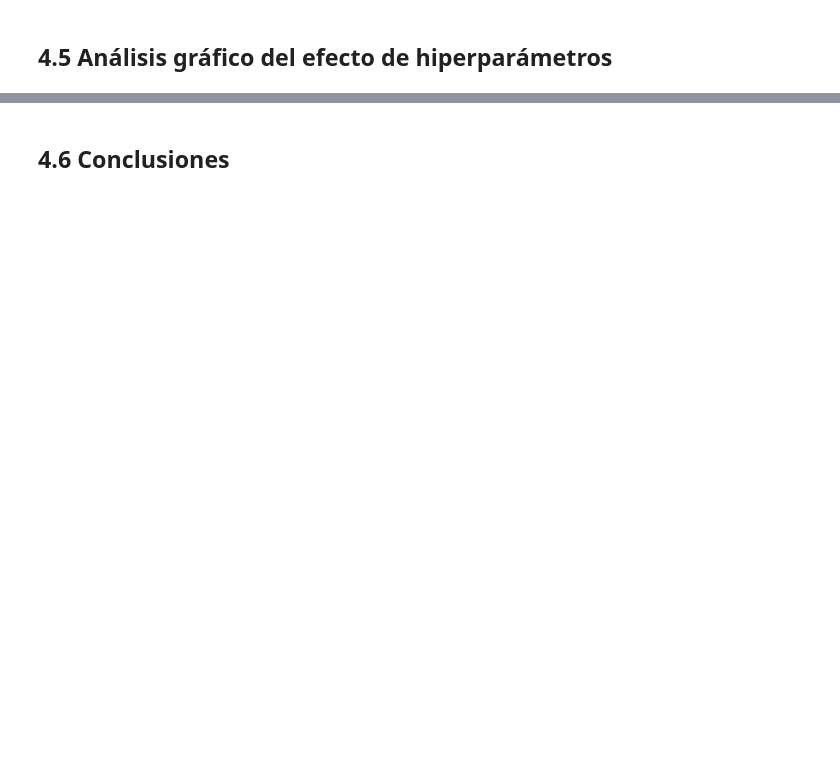
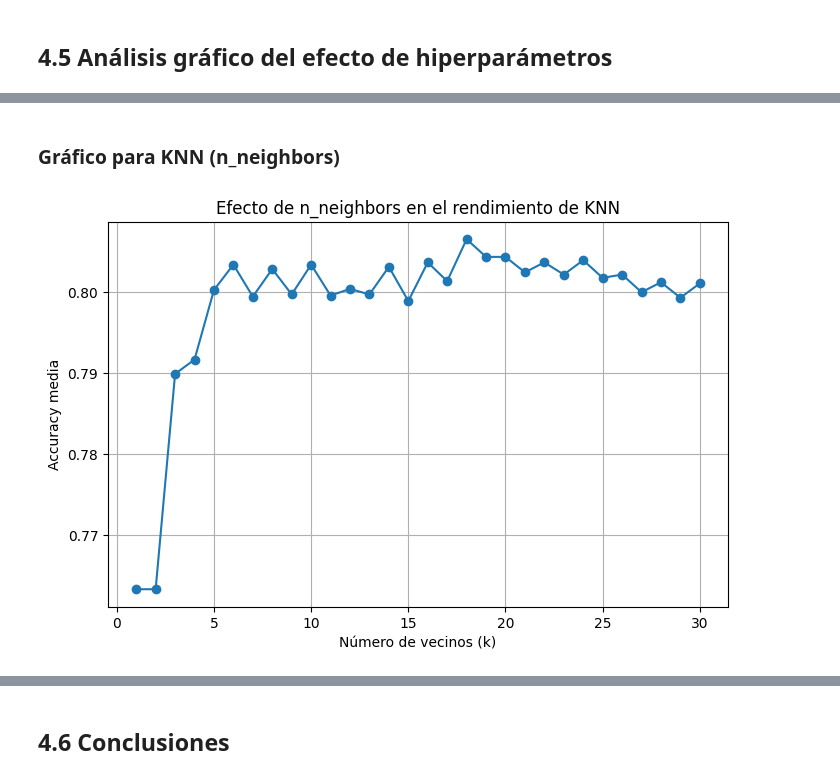
Before and after one commit to 100495785/Grupo17_Practica1, a Jupyter notebook: EDA_Practica1.ipynb, the cells around one changed output, grey strips where cells are left out. Drawn from its saved outputs; the diff is of its cells as text; code cells hidden in the pictures; blank space fills up the shorter version.

```diff
--- a/EDA_Practica1.ipynb
+++ b/EDA_Practica1.ipynb
@@ -414,0 +799,36 @@ cv = StratifiedKFold(
+# %% [markdown]
+### Gráfico para KNN (n_neighbors)
+# %%
+neighbors = range(1, 31)
+scores = []
+
+for k in neighbors:
+
+    knn_model = Pipeline([
+        ("preprocessor", preprocessor),
+        ("clf", KNeighborsClassifier(
+            n_neighbors=k,
+            weights="distance",
+            p=2
+        ))
+    ])
+
+    score = cross_val_score(
+        knn_model,
+        X_train,
+        y_train,
+        cv=cv,
+        scoring="accuracy"
+    )
+
+    scores.append(score.mean())
+
+plt.figure(figsize=(8,5))
+plt.plot(neighbors, scores, marker="o")
+plt.xlabel("Número de vecinos (k)")
+plt.ylabel("Accuracy media")
+plt.title("Efecto de n_neighbors en el rendimiento de KNN")
+plt.grid(True)
+plt.show()
+# %% [output]
+[figure, added]
```
Also changed, not shown: parts of 33 cells of this notebook.
